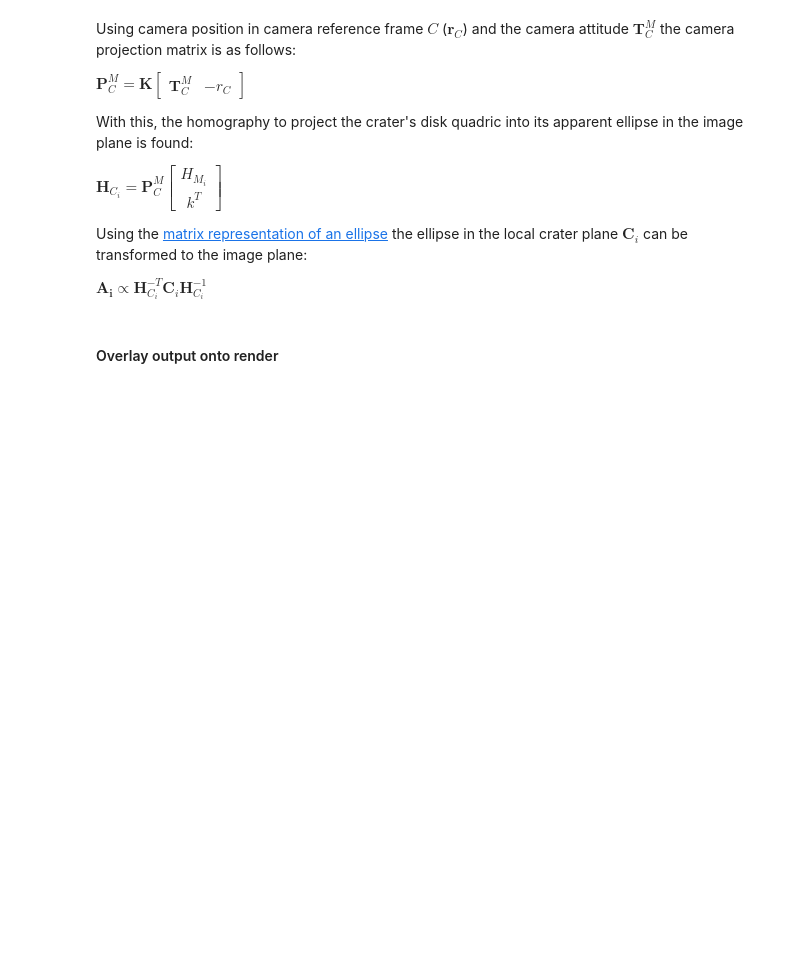
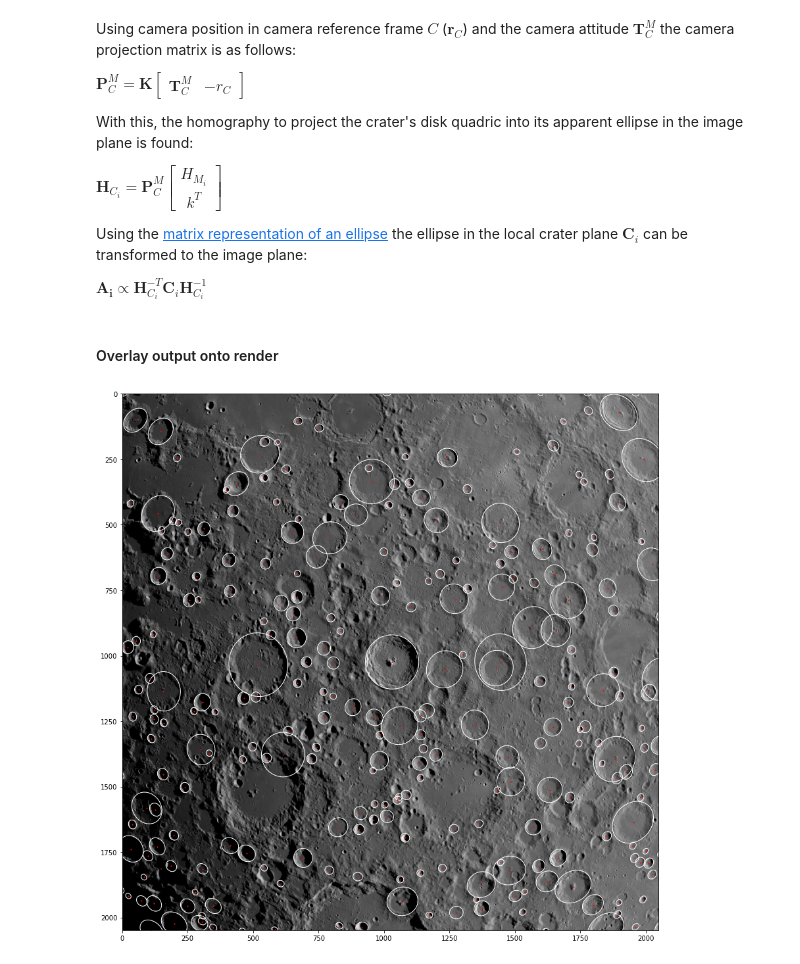
Before and after one commit to wdoppenberg/crater-detection, a Jupyter notebook: notebooks/projection.ipynb, the cells around one changed output. Drawn from its saved outputs; the diff is of its cells as text; code cells hidden in the pictures; blank space fills up the shorter version.

```diff
--- a/notebooks/projection.ipynb
+++ b/notebooks/projection.ipynb
@@ -156,7 +159,7 @@ print(f"Distance to Sun = {LA.norm(SUN_POS)/1e3:.0f}km\nDistance to Moon = {LA.n
 # The following extracts all craters with the given parameters and returns their lat, long, psi (angle) in radians, and
 # major and minor axis in km.
 lat, long, major, minor, psi, crater_id = extract_robbins_dataset(
-    load_craters("../data/lunar_crater_database_robbins_2018.csv", diamlims=[10, 80], ellipse_limit=1.1)
+    load_craters("../data/lunar_crater_database_robbins_2018.csv", diamlims=[10, 100], ellipse_limit=1.1)
 )
 # %%
 ### POSITION CAMERA
@@ -290,19 +302,21 @@ A_i =  LA.inv(H_Ci).transpose((0, 2, 1)) @ C_i @ LA.inv(H_Ci)
 # %%
 cam = Camera(r_M, T_CM, fov=fov, resolution=N)
 a_proj, b_proj = ellipse_axes(scale_det(A_i))
 psi_proj = ellipse_angle(scale_det(A_i))
 r_pix_proj = conic_center(scale_det(A_i))
 
 
 from matplotlib.collections import EllipseCollection
 fig, ax = plt.subplots(figsize=(15, 15), subplot_kw={'aspect': 'equal'})
 ax.imshow(im, aspect='equal', interpolation='none', cmap='gray')
-ec = EllipseCollection(2*a_proj, 2*b_proj, np.degrees(psi_proj), units='xy', offsets=r_pix_proj,
+ec = EllipseCollection(a_proj, b_proj, np.degrees(psi_proj), units='xy', offsets=r_pix_proj,
                        transOffset=ax.transData, facecolors="None", edgecolors='w')
 ax.add_collection(ec)
 ax.scatter(*cam.project_crater_centers(p_Mi).T, c='r', s=1.2, marker='x')
 
 ax.set_xlim(0, N[0])
 ax.set_ylim(N[1], 0)
 
 plt.show()
+# %% [output]
+[figure, added]
```
Also changed, not shown: parts of 7 cells of this notebook, 3 other files.
